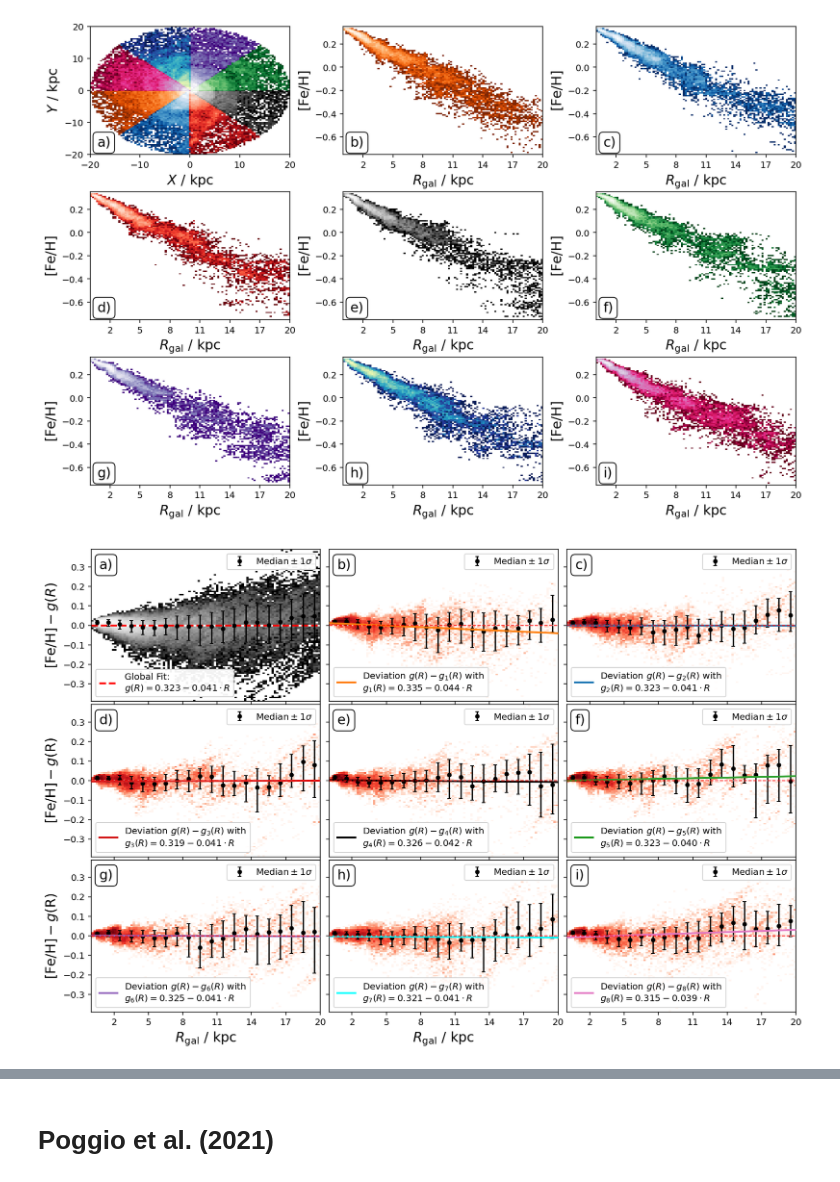
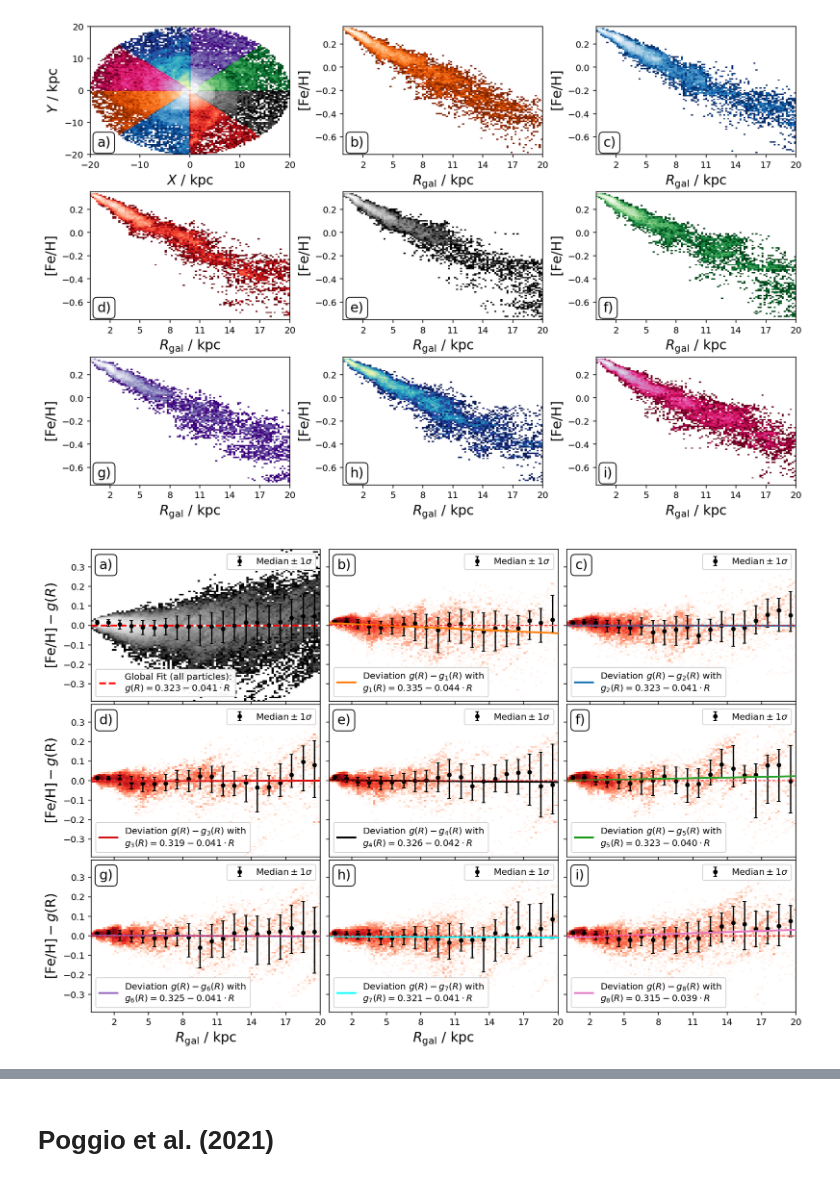
Before and after one commit to svenbuder/nihao_radial_metallicity_gradients, a Jupyter notebook: nihao_radial_metallicity_gradients.ipynb, the cells around one changed output, grey strips where cells are left out. Cells and saved outputs as stored; diff of their text form; code cells hidden in the pictures.

```diff
--- a/nihao_radial_metallicity_gradients.ipynb
+++ b/nihao_radial_metallicity_gradients.ipynb
@@ -366,0 +260,5 @@ plt.close()
+# %%
+# Major selection:
+nihao_R_max = 20 # kpc
+nihao_z_max = 10 # kpc
+nihao_age_max = 1 # Gyr
@@ -484,13 +495,14 @@ ax.set_ylabel(r'$Y~/~\mathrm{kpc}$')
 
 phi_angle = 45
 
+
 colormaps = ['Oranges_r', 'Blues_r', 'Reds_r', 'Greys_r', 'Greens_r', 'Purples_r', 'YlGnBu_r', 'PuRd_r']
 
 for phi_index in range(int(360/phi_angle)):
 
     in_phi_range = (
-        (sim_stars['R'] < 20) &
-        (sim_stars['age'] < 1.0) &
+        (sim_stars['R'] < nihao_R_max) &
+        (sim_stars['age'] < nihao_age_max) &
         (sim_stars['phi'] + np.pi > ((phi_index * phi_angle / 360) * 2*np.pi)) &
         (sim_stars['phi'] + np.pi <= (((phi_index+1) * phi_angle / 360) * 2*np.pi))
     )
@@ -534,13 +546,12 @@ ax = axes[0]
 ax.text(0.035,0.94,panels[0],fontsize=15,transform=ax.transAxes,va='top',ha='left',bbox=dict(boxstyle='round', facecolor='w', alpha=0.95))
 ax.set_ylabel(r'$\mathrm{[Fe/H]} - g(R)$')
 
-R_max = 20
 feh_minmax = 0.39
 
 in_range = (
-    (sim_stars['R'] < R_max) &
-    (sim_stars['age'] < 1.0)
-)
+        (sim_stars['R'] < nihao_R_max) &
+        (sim_stars['age'] < nihao_age_max))
+
 
 # Fit a linear regression model
 R    = sim_stars['R'][in_range].reshape(-1, 1)  # Reshape for sklearn
@@ -576,7 +587,7 @@ s2 = ax.plot(
     R_line,
     Fe_H_line,
     c = 'r',lw=2,ls='dashed',
-    zorder = 2, label = 'Global Fit:\n'+r'$g(R) = '+"{:.3f}".format(model_global.intercept_)+' '+"{:.3f}".format(model_global.coef_[0])+'\cdot R$'
+    zorder = 2, label = 'Global Fit (all particles):\n'+r'$g(R) = '+"{:.3f}".format(model_global.intercept_)+' '+"{:.3f}".format(model_global.coef_[0])+'\cdot R$'
 )
 
 R_bins = np.linspace(0,R_max,21)
@@ -687,33 +698,33 @@ for phi_index in range(int(360/phi_angle)):
     ax.add_artist(legend2)
     ax.legend(handles=legend_labels[1], loc='lower left',fontsize=10)
 
     ax.hist2d(
         sim_stars['R'][in_phi_range],
         sim_stars['Fe_H'][in_phi_range] - model_global.predict(R),
         cmin = 1, cmap = 'Reds',
         norm = LogNorm(),
         bins = (np.linspace(0,20,100),np.linspace(-feh_minmax,feh_minmax,100)),
         zorder = 1
     )
 
     ax.plot(
         R_line,
         Fe_H_line,
         c = 'w',lw=1,
         zorder = 2
     )
     ax.plot(
         R_line,
         Fe_H_line,
         c = 'r',lw=1,ls='dashed',
         zorder = 3
     )
 
 plt.tight_layout(w_pad=0,h_pad=0)
 plt.savefig('figures/linear_radial_metallicity_gradients_mw_in_angles.png',dpi=300,bbox_inches='tight')
 plt.show()
 plt.close()
 # %% [output]
-[figure, old version]
+[figure, new version]
 # %%
 phi_angle = 45
```
Also changed, not shown: parts of 6 cells of this notebook, 2 other files.
